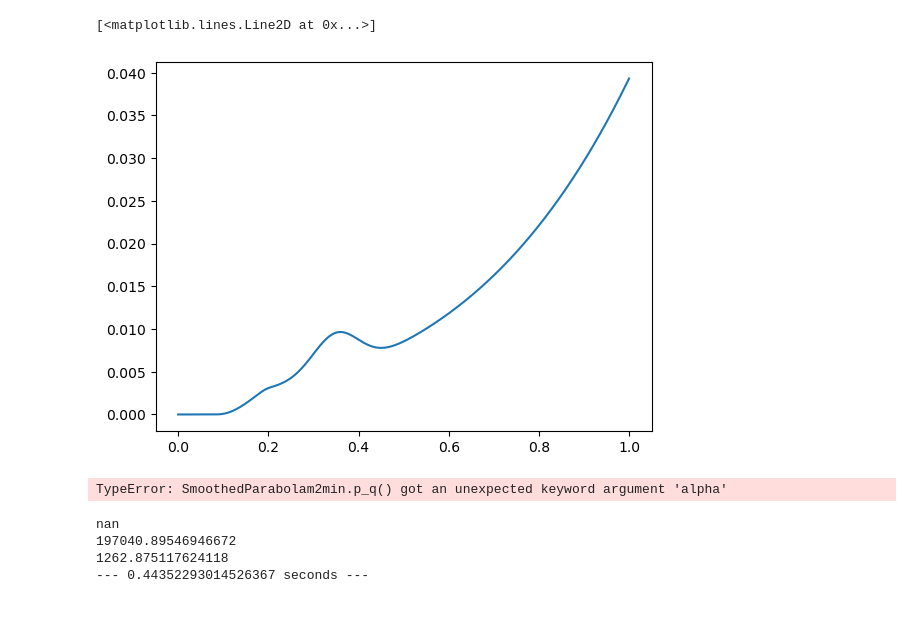
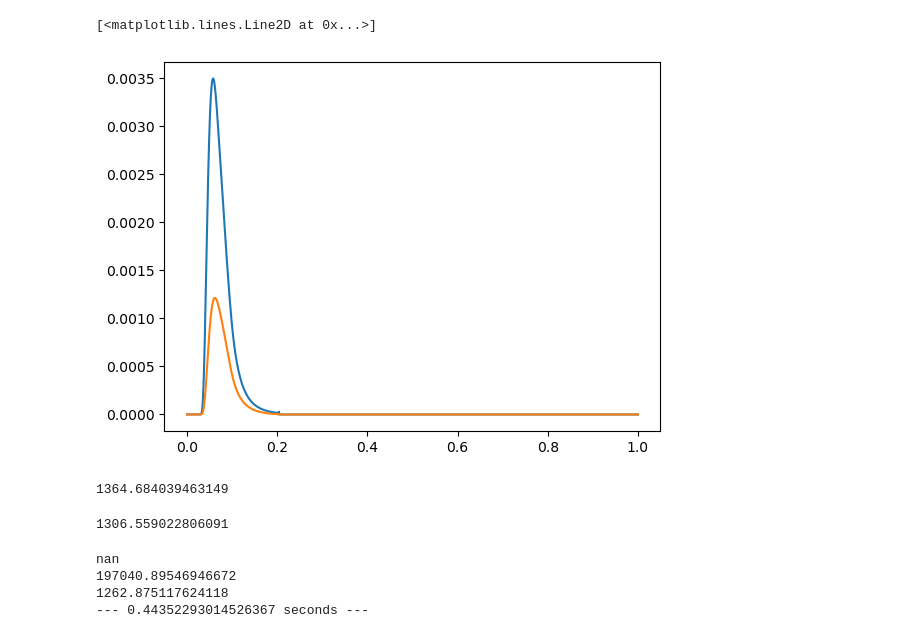
Before and after one commit to scolloms/variable_qmin, a Jupyter notebook: test_smoothing.ipynb, the cells around one changed output. Cells and saved outputs as stored; diff of their text form; code cells hidden in the pictures.

Commit message:
plots for test runs and check model function

```diff
--- a/test_smoothing.ipynb
+++ b/test_smoothing.ipynb
@@ -22,16 +18,16 @@ from variable_qmin import SmoothedParabolam2min, SmoothedPowerlawm2min
 #points from prior
 no_points = 1
 dataset={'mass_1':np.linspace(2.,100.,100000), 'mass_ratio':np.linspace(.5,1.,100000)}
-alpha = np.ones(no_points)*.5
-beta = np.ones(no_points)*6.5
-gamma = np.ones(no_points)*.35
-zeta = np.ones(no_points)*-0.0001
-mmin = np.ones(no_points)*3.
-mmax = np.ones(no_points)*70.
-lam = np.ones(no_points)*0.1
-mpp  = np.ones(no_points)*35
-sigpp = np.ones(no_points)*5.
-delta_m = np.ones(no_points)*5.
+alpha = np.ones(no_points)*4.5
+beta = np.ones(no_points)*-1.5
+gamma = np.ones(no_points)*.1
+zeta = np.ones(no_points)*-0.01
+mmin = np.ones(no_points)*4.
+mmax = np.ones(no_points)*90.
+lam = np.ones(no_points)*0.2
+mpp  = np.ones(no_points)*50
+sigpp = np.ones(no_points)*2.
+delta_m = np.ones(no_points)*3.
 # %%
 params = dict(
         alpha=alpha,
@@ -51,12 +90,17 @@ variable_qmin_class = SmoothedParabolam2min()
 # %%
-plt.plot(np.linspace(0,1,100000),variable_qmin_class(dataset, **params))
+plt.plot(np.linspace(0,1,100000),variable_qmin_class(dataset, norm=True, **params))
+plt.plot(np.linspace(0,1,100000),variable_qmin_class(dataset, norm=False, **params))
 # %% [output]
 [<matplotlib.lines.Line2D at 0x...>]
-[figure, old version]
+[figure, new version]
 # %%
-np.sum(variable_qmin_class.p_q(dataset, **params))
+np.sum(variable_qmin_class(dataset, **params))
 # %% [output]
-TypeError: SmoothedParabolam2min.p_q() got an unexpected keyword argument 'alpha'
+1364.684039463149
+# %%
+np.sum(variable_qmin_class(dataset, norm=False, **params))
+# %% [output]
+1306.559022806091
 # %%
 import time
 start_time = time.time()
```
Also changed, not shown: parts of 7 cells of this notebook.
